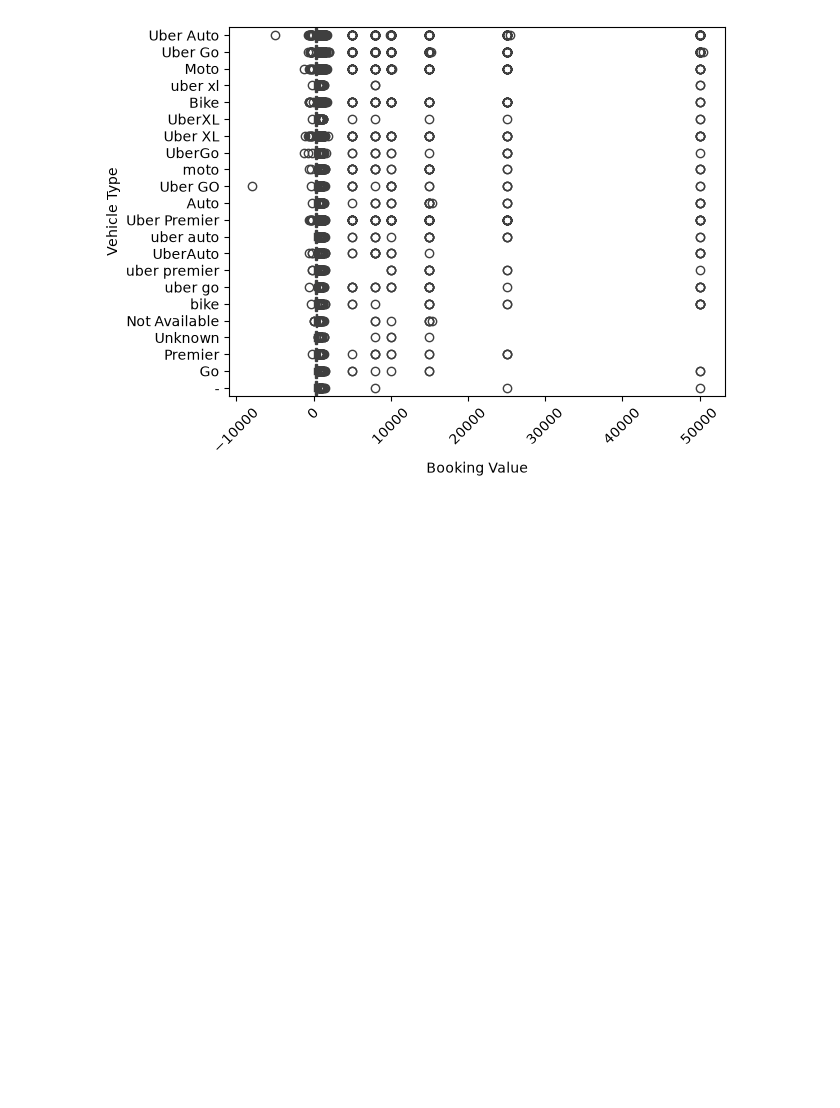
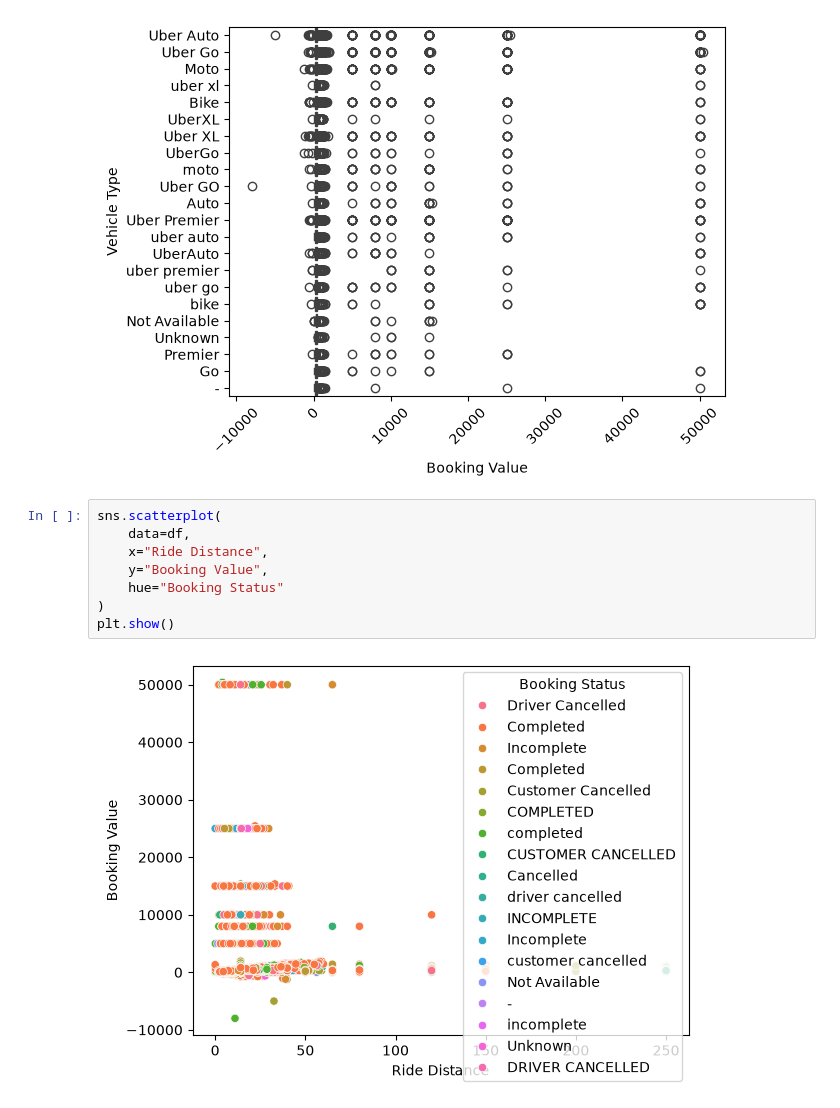
Before and after one commit to devendrarajput8/Delhi-Uber-EDA-analysis, a Jupyter notebook: Delhi_Uber_EDA (1).ipynb, the cells around one changed output. Drawn from its saved outputs; the diff is of its cells as text; blank space fills up the shorter version.

```diff
--- a/Delhi_Uber_EDA (1).ipynb
+++ b/Delhi_Uber_EDA (1).ipynb
@@ -614,3 +614,13 @@ plt.xticks(rotation=45)
   Text(50000.0, 0, '50000'),
   Text(60000.0, 0, '60000')])
 [figure]
+# %%
+sns.scatterplot(
+    data=df,
+    x="Ride Distance",
+    y="Booking Value",
+    hue="Booking Status"
+)
+plt.show()
+# %% [output]
+[figure, added]
```
Also changed, not shown: parts of 2 cells of this notebook.
